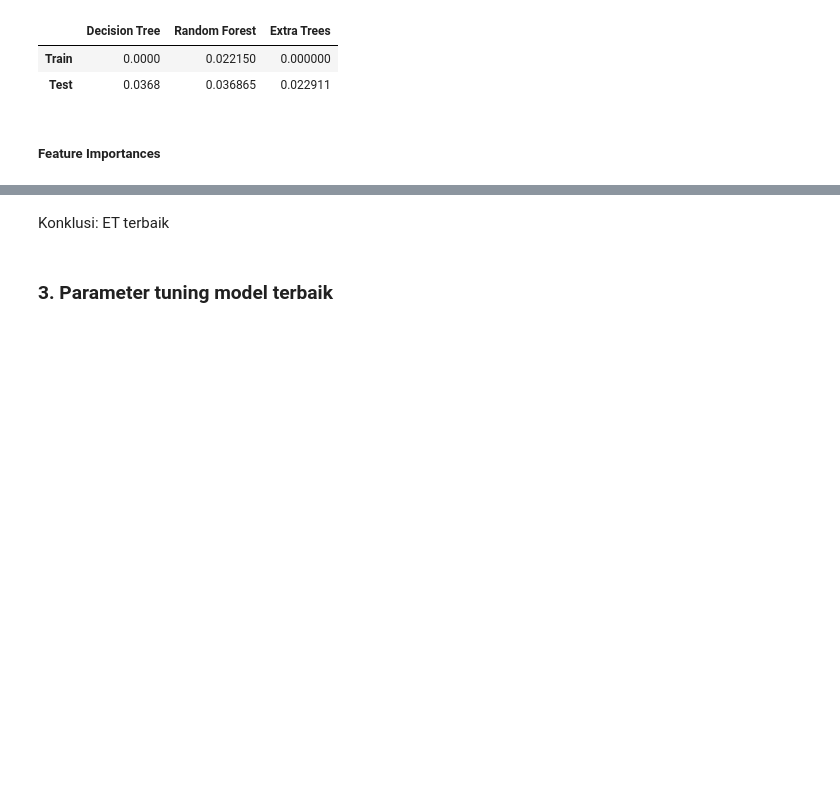
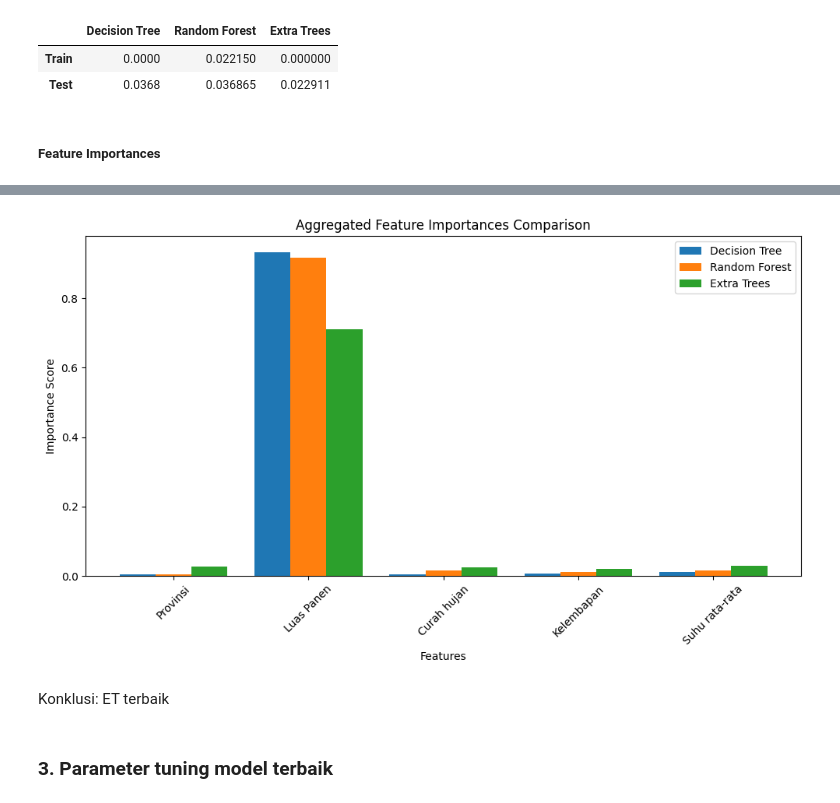
Before and after one commit to Rheyhan/Tugas-Magang-Dept, a Jupyter notebook: src/Main.ipynb, the cells around one changed output, grey strips where cells are left out. Saved outputs shown, nothing was run; the diff lists cells and outputs as text; code cells hidden in the pictures; blank space fills up the shorter version.

```diff
--- a/src/Main.ipynb
+++ b/src/Main.ipynb
@@ -539,3 +539,44 @@ plt.show()
+# %%
+# aggregated_df
+importance_df
+
+oneHotsMap = {
+    'Provinsi': [f'Provinsi_{i}' for i in df["Provinsi"].unique()]
+}
+
+aggregated_importances = {
+    'Feature': [],
+    'Decision Tree': [],
+    'Random Forest': [],
+    'Extra Trees': []
+}
+
+for original_feature, encoded_features in oneHotsMap.items():
+    if all(feature in importance_df.index for feature in encoded_features):
+        aggregated_importances['Feature'].append(original_feature)
+        aggregated_importances['Decision Tree'].append(
+            importance_df.loc[encoded_features, 'Decision Tree'].mean()
+        )
+        aggregated_importances['Random Forest'].append(
+            importance_df.loc[encoded_features, 'Random Forest'].mean()
+        )
+        aggregated_importances['Extra Trees'].append(
+            importance_df.loc[encoded_features, 'Extra Trees'].mean()
+        )
+
+aggregated_df = pd.DataFrame(aggregated_importances)
+aggregated_df.set_index('Feature', inplace=True)
+aggregated_df = pd.concat([aggregated_df, importance_df[8:]])
+aggregated_df.plot(kind='bar', figsize=(10, 6), width=0.8)
+plt.title('Aggregated Feature Importances Comparison')
+plt.xlabel('Features')
+plt.ylabel('Importance Score')
+plt.xticks(rotation=45)
+plt.legend(loc='upper right')
+plt.tight_layout()
+plt.show()
+# %% [output]
+[figure, added]
 # %%
 # # pake animasi
 # import plotly.express as px
```
Also changed, not shown: parts of 7 cells of this notebook.
